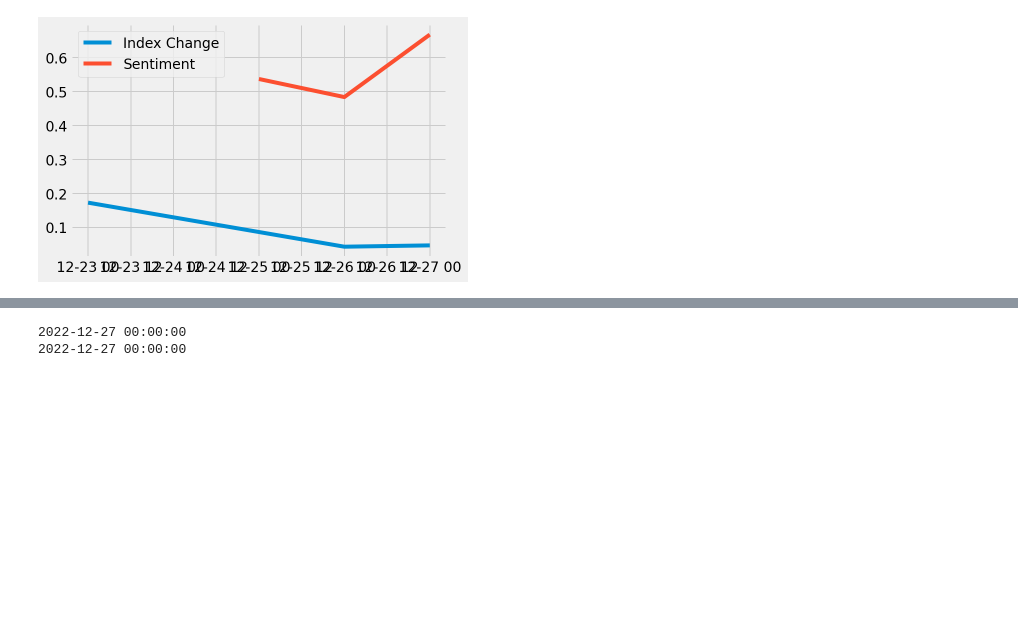
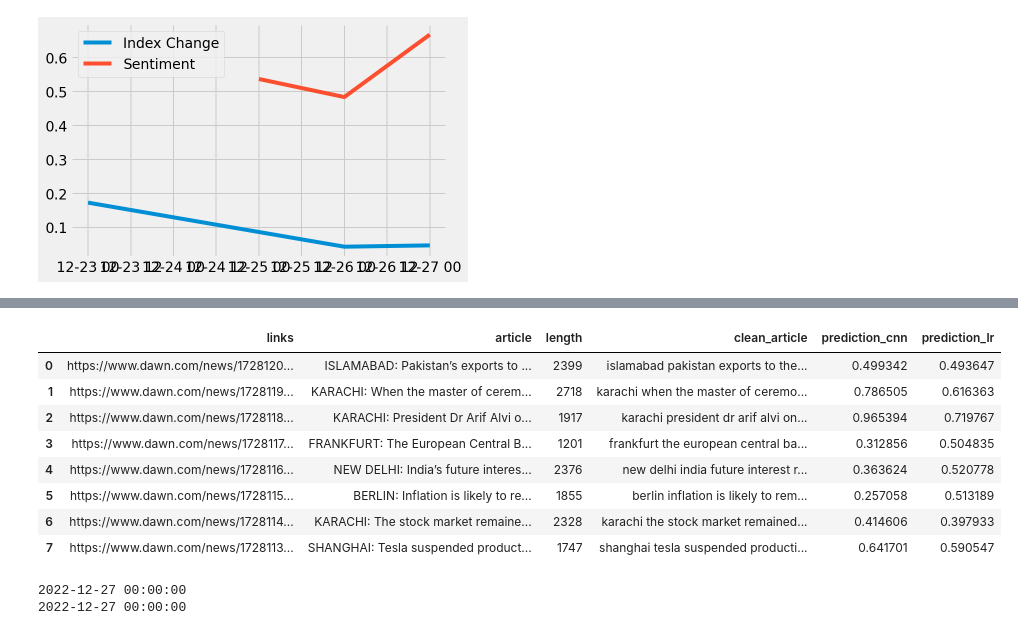
Before and after one commit to UltralordTaha/NLP, a Jupyter notebook: NLP_Project_(CNN_Word2Vec).ipynb, the cells around one changed output, grey strips where cells are left out. Saved outputs shown, nothing was run; the diff lists cells and outputs as text; code cells hidden in the pictures; blank space fills up the shorter version.

```diff
--- a/NLP_Project_(CNN_Word2Vec).ipynb
+++ b/NLP_Project_(CNN_Word2Vec).ipynb
@@ -759,3 +780,15 @@ The market sentiment is positive
+# %%
+weekly_dict[list(weekly_dict.keys())[2]]
+# %% [output]
+|  | links | article | length | clean_article | prediction_cnn | prediction_lr |
+| 0 | https://www.dawn.com/news/1728120... | ISLAMABAD: Pakistan’s exports to ... | 2399 | islamabad pakistan exports to the... | 0.499342 | 0.493647 |
+| 1 | https://www.dawn.com/news/1728119... | KARACHI: When the master of cerem... | 2718 | karachi when the master of ceremo... | 0.786505 | 0.616363 |
+| 2 | https://www.dawn.com/news/1728118... | KARACHI: President Dr Arif Alvi o... | 1917 | karachi president dr arif alvi on... | 0.965394 | 0.719767 |
+| 3 | https://www.dawn.com/news/1728117... | FRANKFURT: The European Central B... | 1201 | frankfurt the european central ba... | 0.312856 | 0.504835 |
+| 4 | https://www.dawn.com/news/1728116... | NEW DELHI: India’s future interes... | 2376 | new delhi india future interest r... | 0.363624 | 0.520778 |
+| 5 | https://www.dawn.com/news/1728115... | BERLIN: Inflation is likely to re... | 1855 | berlin inflation is likely to rem... | 0.257058 | 0.513189 |
+| 6 | https://www.dawn.com/news/1728114... | KARACHI: The stock market remaine... | 2328 | karachi the stock market remained... | 0.414606 | 0.397933 |
+| 7 | https://www.dawn.com/news/1728113... | SHANGHAI: Tesla suspended product... | 1747 | shanghai tesla suspended producti... | 0.641701 | 0.590547 |
 # %%
 print(avg_df.index[0])
 print(KSE100.index[4])
```
Also changed, not shown: parts of 8 cells of this notebook.
